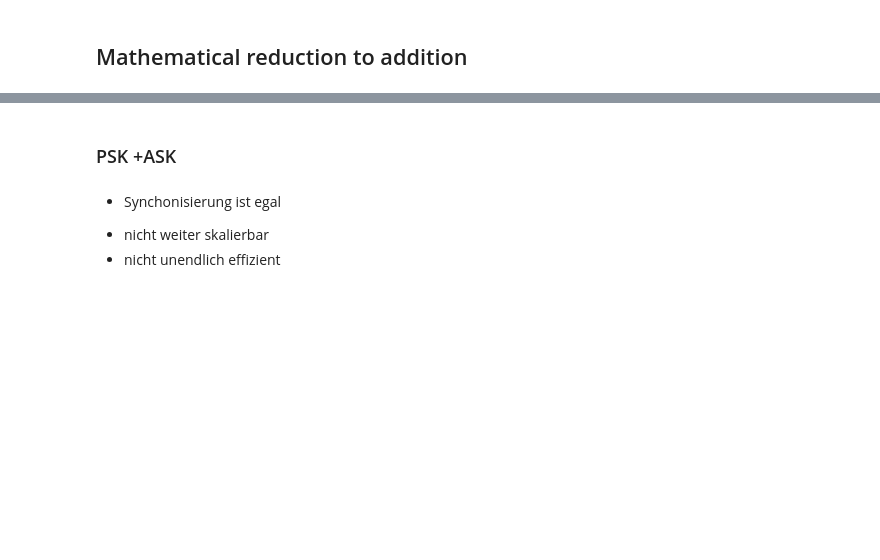
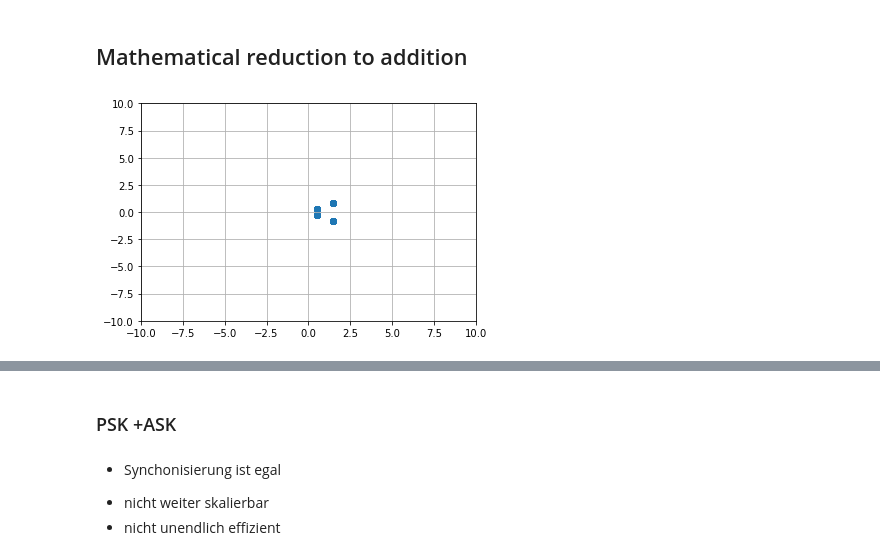
Before and after one commit to frozenhairdryer/Multiple_NOMA, a Jupyter notebook: format_ideas.ipynb, the cells around one changed output, grey strips where cells are left out. Saved outputs shown, nothing was run; the diff lists cells and outputs as text; code cells hidden in the pictures; blank space fills up the shorter version.

```diff
--- a/format_ideas.ipynb
+++ b/format_ideas.ipynb
@@ -41,0 +56,14 @@ plt.scatter(np.real(A*B4),np.imag(A*B4),color='orange')
+# %%
+# ln(a*b)=ln(a)+ln(b) and complex logarithm: ln(a*exp(jb))=ln(a)+jb
+ar=0.5
+ai=0.5
+Cr=2*rng.integers(0,2,1000)-1
+Ci=2*rng.integers(0,2,1000)-1
+
+Mlog=np.exp(ar*Cr+1j*ai*Ci)
+plt.scatter(np.real(Mlog),np.imag(Mlog))
+plt.xlim(-10,10)
+plt.ylim(-10,10)
+plt.grid()
+# %% [output]
+[figure, added]
```
Also changed, not shown: parts of 20 cells of this notebook.
